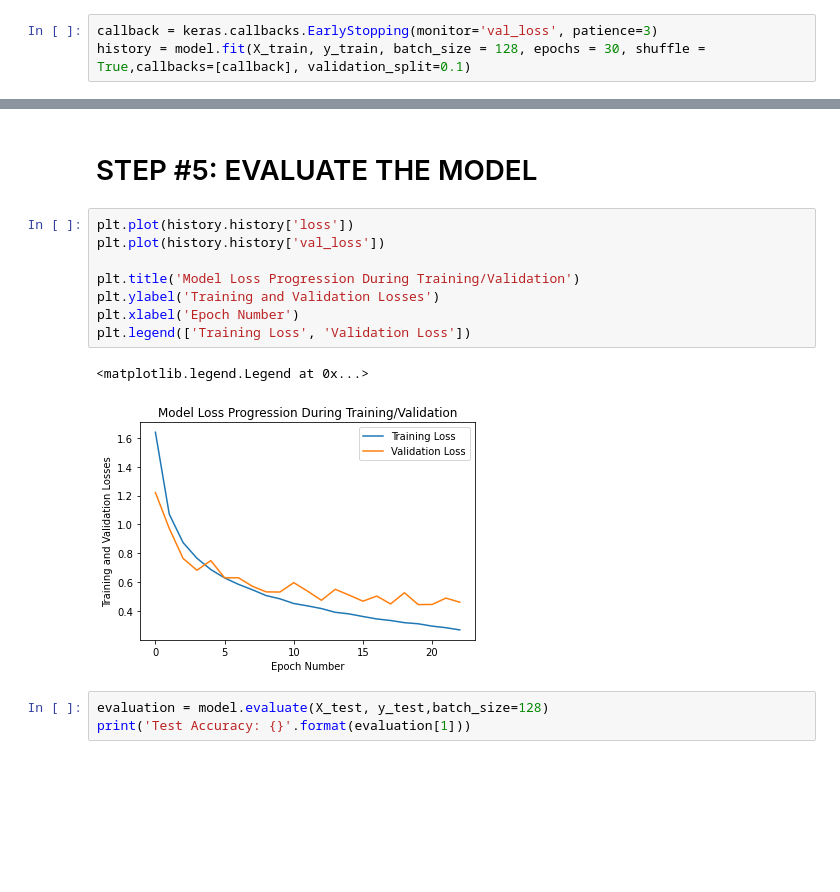
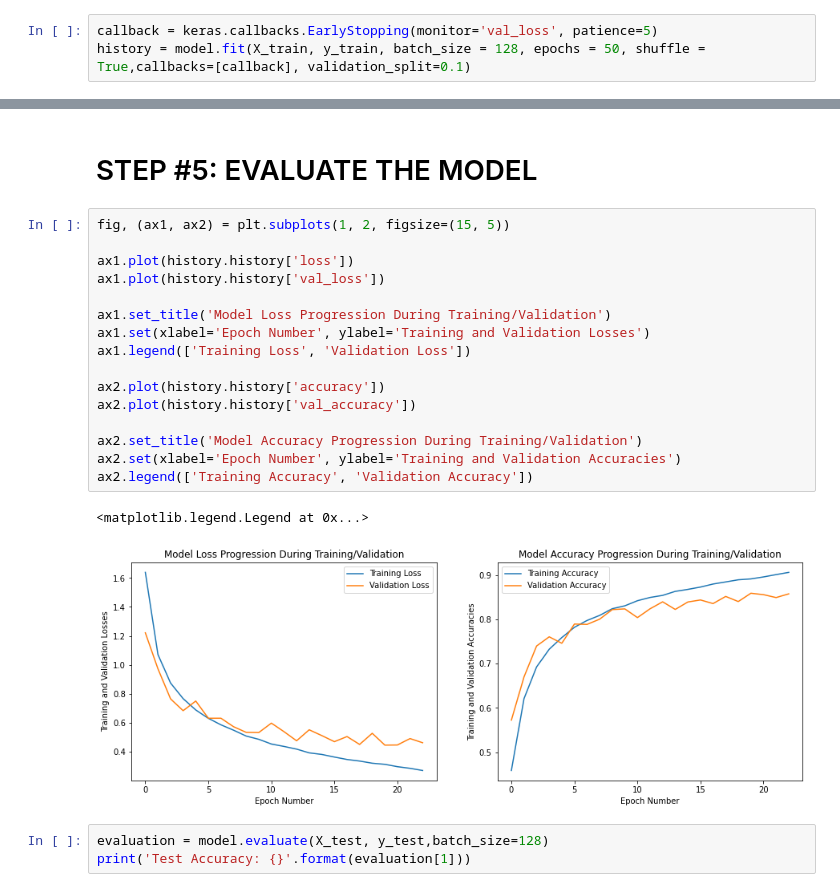
Before and after one commit to HenriqueRenda/CIFAR10_Tutorial, a Jupyter notebook: notebook.ipynb, the cells around one changed output, grey strips where cells are left out. Drawn from its saved outputs; the diff is of its cells as text; blank space fills up the shorter version.

```diff
--- a/notebook.ipynb
+++ b/notebook.ipynb
@@ -139,8 +148,8 @@ model = Sequential([
 opt = keras.optimizers.Adam(learning_rate=0.001,decay=0, beta_1=0.9, beta_2=0.999, epsilon=1e-08)
 model.compile(loss = 'categorical_crossentropy', optimizer=opt, metrics=['accuracy'])
 # %%
-callback = keras.callbacks.EarlyStopping(monitor='val_loss', patience=3)
-history = model.fit(X_train, y_train, batch_size = 128, epochs = 30, shuffle = True,callbacks=[callback], validation_split=0.1)
+callback = keras.callbacks.EarlyStopping(monitor='val_loss', patience=5)
+history = model.fit(X_train, y_train, batch_size = 128, epochs = 50, shuffle = True,callbacks=[callback], validation_split=0.1)
 # %% [output]
 Epoch 1/30
 2022-10-26 15:39:36.305664: W tensorflow/core/platform/profile_utils/cpu_utils.cc:128] Failed to get CPU frequency: 0 Hz
@@ -165,17 +174,25 @@ Epoch 23/30
 352/352 [==============================] - 189s 537ms/step - loss: 0.2698 - accuracy: 0.9061 - val_loss: 0.4615 - val_accuracy: 0.8576
 # %% [markdown]
 # STEP #5: EVALUATE THE MODEL
-# %%
-plt.plot(history.history['loss'])
-plt.plot(history.history['val_loss'])
-
-plt.title('Model Loss Progression During Training/Validation')
-plt.ylabel('Training and Validation Losses')
-plt.xlabel('Epoch Number')
-plt.legend(['Training Loss', 'Validation Loss'])
-# %% [output]
-<matplotlib.legend.Legend at 0x...>
-[figure, removed]
+# %%
+fig, (ax1, ax2) = plt.subplots(1, 2, figsize=(15, 5))
+
+ax1.plot(history.history['loss'])
+ax1.plot(history.history['val_loss'])
+
+ax1.set_title('Model Loss Progression During Training/Validation')
+ax1.set(xlabel='Epoch Number', ylabel='Training and Validation Losses')
+ax1.legend(['Training Loss', 'Validation Loss'])
+
+ax2.plot(history.history['accuracy'])
+ax2.plot(history.history['val_accuracy'])
+
+ax2.set_title('Model Accuracy Progression During Training/Validation')
+ax2.set(xlabel='Epoch Number', ylabel='Training and Validation Accuracies')
+ax2.legend(['Training Accuracy', 'Validation Accuracy'])
+# %% [output]
+<matplotlib.legend.Legend at 0x...>
+[figure, added]
 # %%
 evaluation = model.evaluate(X_test, y_test,batch_size=128)
 print('Test Accuracy: {}'.format(evaluation[1]))
```
Also changed, not shown: parts of 11 cells of this notebook, 1 other file.
